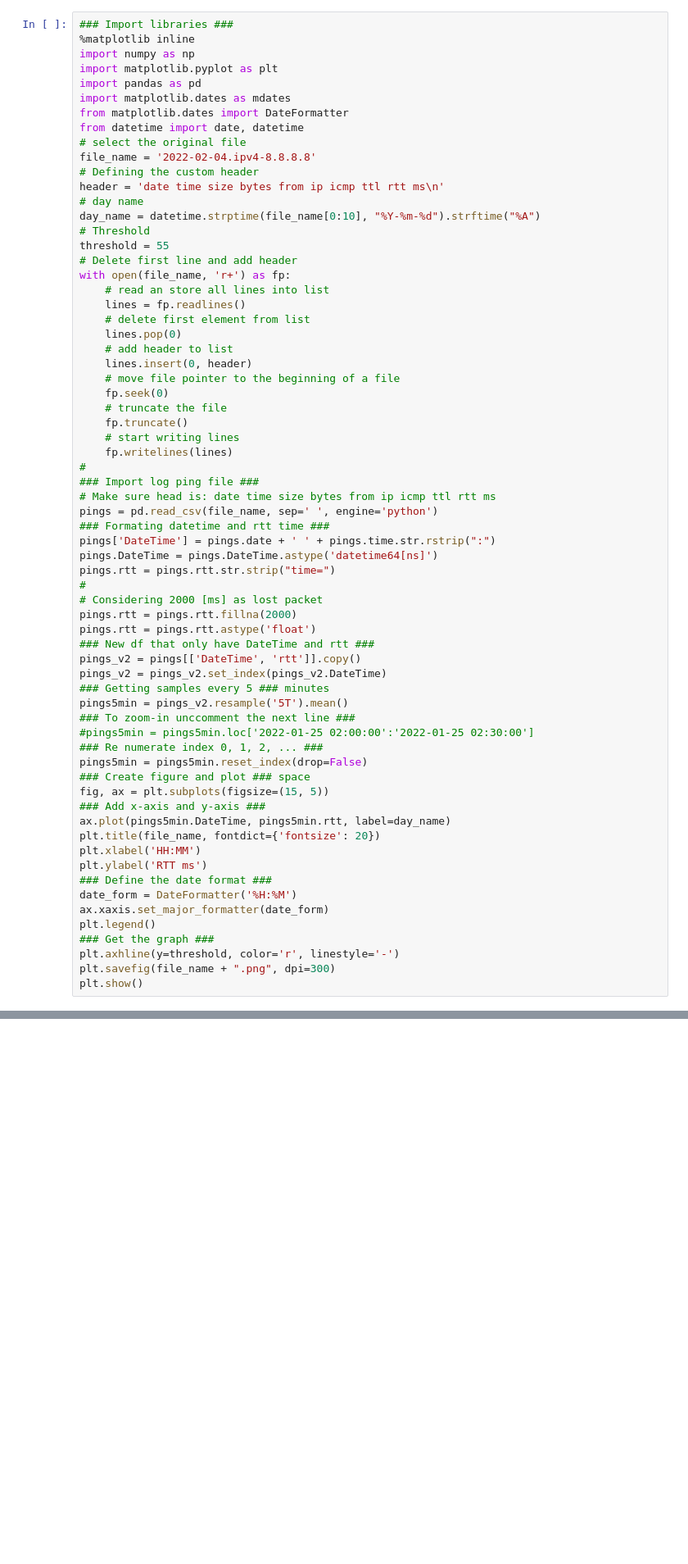
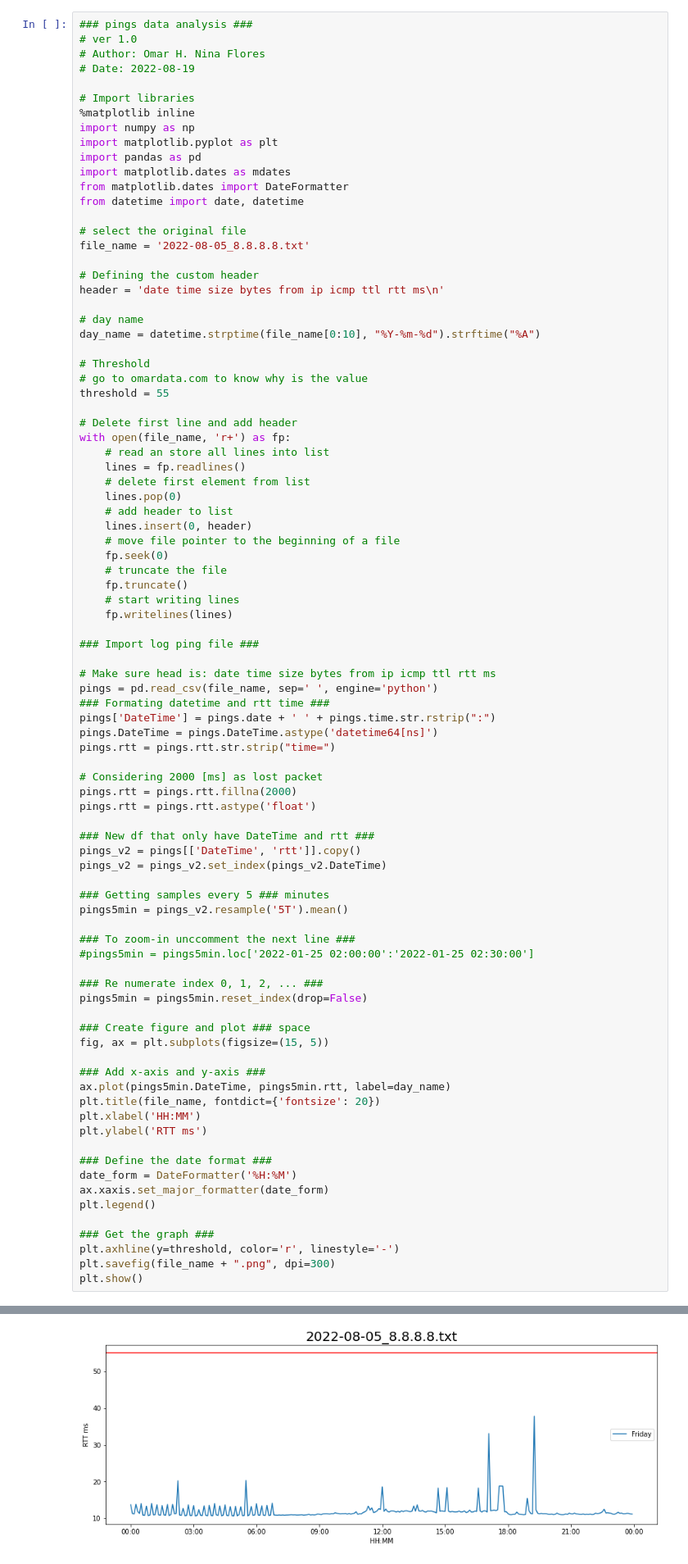
Before and after one commit to omarcino/Internet-Connectivity-Data-Analysis, a Jupyter notebook: pings.ipynb, the cells around one changed output, grey strips where cells are left out. Shown: that part at 82% size. Drawn from its saved outputs; the diff is of its cells as text; blank space fills up the shorter version.

```diff
--- a/pings.ipynb
+++ b/pings.ipynb
@@ -1,5 +1,10 @@
 # %%
-### Import libraries ###
+### pings data analysis ###
+# ver 1.0
+# Author: Omar H. Nina Flores
+# Date: 2022-08-19
+
+# Import libraries
 %matplotlib inline
 import numpy as np
 import matplotlib.pyplot as plt
@@ -7,14 +12,20 @@ import pandas as pd
 import matplotlib.dates as mdates
 from matplotlib.dates import DateFormatter
 from datetime import date, datetime
+
 # select the original file
-file_name = '2022-02-04.ipv4-8.8.8.8'
+file_name = '2022-08-05_8.8.8.8.txt'
+
 # Defining the custom header
 header = 'date time size bytes from ip icmp ttl rtt ms\n'
+
 # day name
 day_name = datetime.strptime(file_name[0:10], "%Y-%m-%d").strftime("%A")
+
 # Threshold
+# go to omardata.com to know why is the value
 threshold = 55
+
 # Delete first line and add header
 with open(file_name, 'r+') as fp:
     # read an store all lines into list
@@ -29,38 +40,47 @@ with open(file_name, 'r+') as fp:
     fp.truncate()
     # start writing lines
     fp.writelines(lines)
-#
+
 ### Import log ping file ###
+
 # Make sure head is: date time size bytes from ip icmp ttl rtt ms
 pings = pd.read_csv(file_name, sep=' ', engine='python')
 ### Formating datetime and rtt time ###
 pings['DateTime'] = pings.date + ' ' + pings.time.str.rstrip(":")
 pings.DateTime = pings.DateTime.astype('datetime64[ns]')
 pings.rtt = pings.rtt.str.strip("time=")
-#
+
 # Considering 2000 [ms] as lost packet
 pings.rtt = pings.rtt.fillna(2000)
 pings.rtt = pings.rtt.astype('float')
+
 ### New df that only have DateTime and rtt ###
 pings_v2 = pings[['DateTime', 'rtt']].copy()
 pings_v2 = pings_v2.set_index(pings_v2.DateTime)
+
 ### Getting samples every 5 ### minutes
 pings5min = pings_v2.resample('5T').mean()
+
 ### To zoom-in unccomment the next line ###
 #pings5min = pings5min.loc['2022-01-25 02:00:00':'2022-01-25 02:30:00']
+
 ### Re numerate index 0, 1, 2, ... ###
 pings5min = pings5min.reset_index(drop=False)
+
 ### Create figure and plot ### space
 fig, ax = plt.subplots(figsize=(15, 5))
+
 ### Add x-axis and y-axis ###
 ax.plot(pings5min.DateTime, pings5min.rtt, label=day_name)
 plt.title(file_name, fontdict={'fontsize': 20})
 plt.xlabel('HH:MM')
 plt.ylabel('RTT ms')
+
 ### Define the date format ###
 date_form = DateFormatter('%H:%M')
 ax.xaxis.set_major_formatter(date_form)
 plt.legend()
+
 ### Get the graph ###
 plt.axhline(y=threshold, color='r', linestyle='-')
 plt.savefig(file_name + ".png", dpi=300)
@@ -69,0 +89 @@ ValueError: could not convert string to float: 'data.'
+[figure, added]
```
Also changed, not shown: parts of 1 cell of this notebook.
